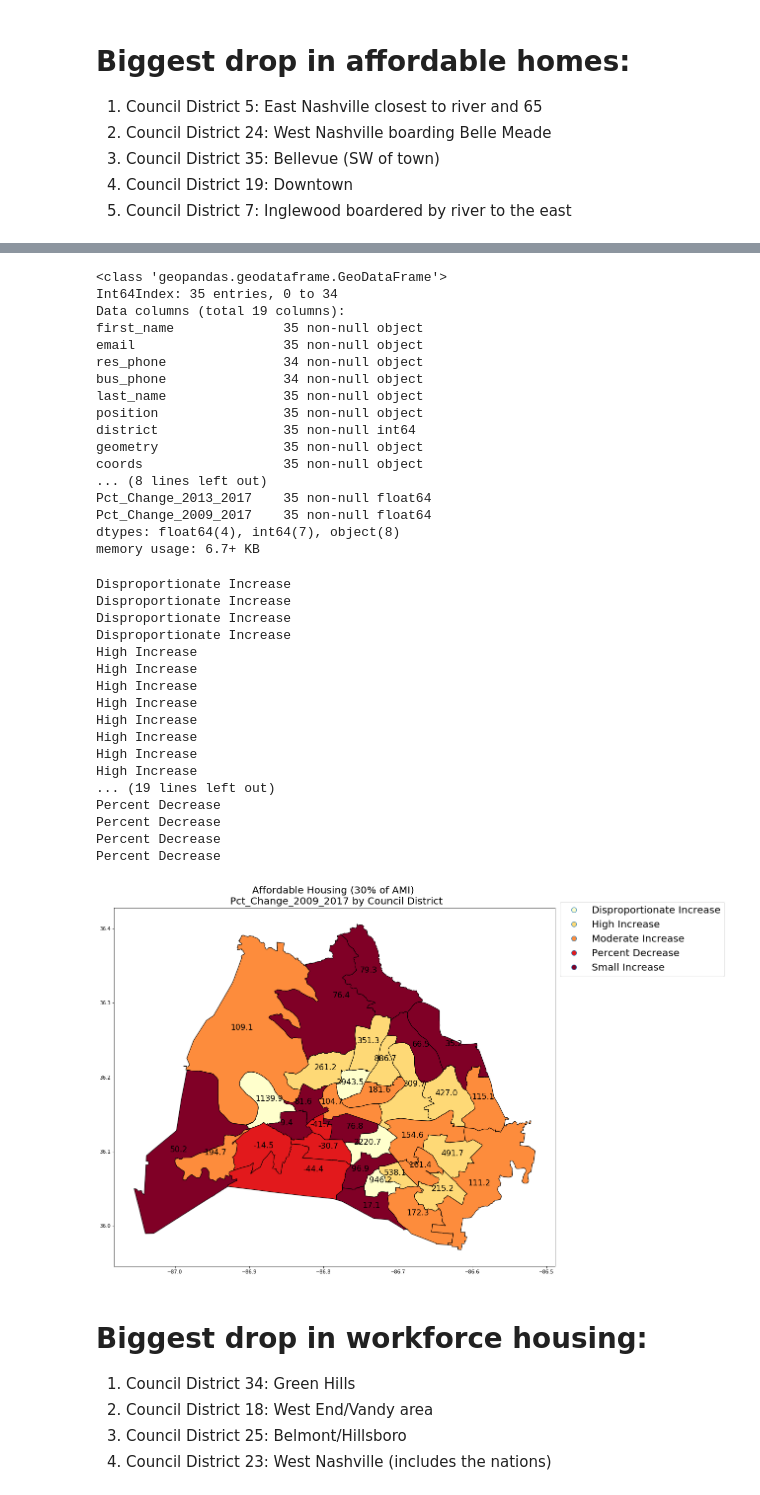
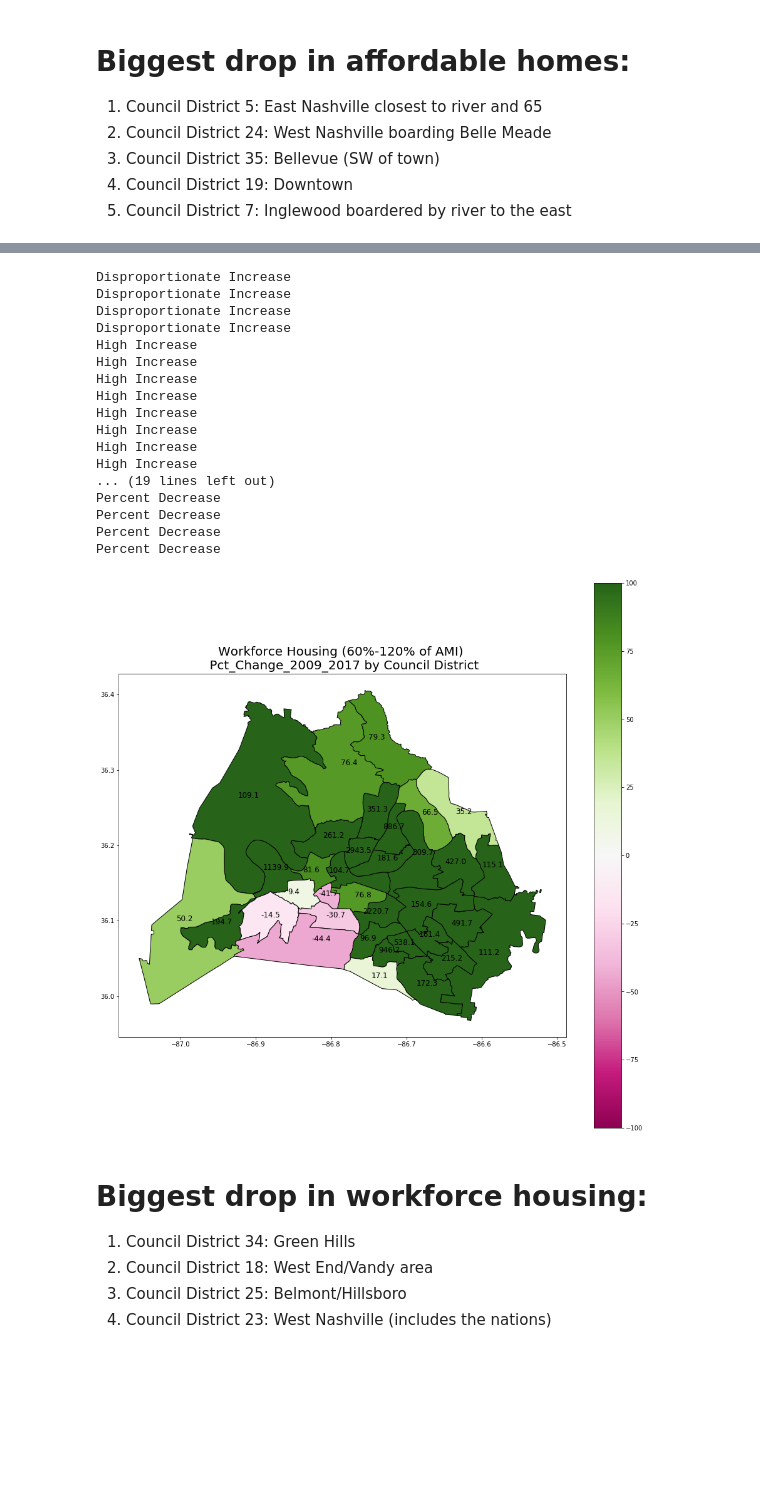
Before and after one commit to Cjcarlevato/data-question-4-affordable-housing-green-dogs, a Jupyter notebook: DQ4.ipynb, the cells around one changed output, grey strips where cells are left out. Saved outputs shown, nothing was run; the diff lists cells and outputs as text; code cells hidden in the pictures; blank space fills up the shorter version.

```diff
--- a/DQ4.ipynb
+++ b/DQ4.ipynb
@@ -472,3 +474,7 @@ for idx, row in aff_merged.iterrows():
 3. Council District 35: Bellevue (SW of town)
 4. Council District 19: Downtown
 5. Council District 7: Inglewood boardered by river to the east
+# %%
+workforce_merged= pd.merge(council_geo, workforce_per_district, left_on = 'district', right_on = 'Council District')
+# %%
+workforce_merged.drop(['district'], axis = 1, inplace = True)
@@ -537,62 +546,42 @@ workforce_merged = workforce_merged.sort_values('Pct_Change_2009_2017',ascending
-# %%
-workforce_merged.info()
-# %% [output]
-<class 'geopandas.geodataframe.GeoDataFrame'>
-Int64Index: 35 entries, 0 to 34
-Data columns (total 19 columns):
-first_name              35 non-null object
-email                   35 non-null object
-res_phone               34 non-null object
-bus_phone               34 non-null object
-last_name               35 non-null object
-position                35 non-null object
-district                35 non-null int64
-geometry                35 non-null object
-coords                  35 non-null object
-... (8 lines left out)
-Pct_Change_2013_2017    35 non-null float64
-Pct_Change_2009_2017    35 non-null float64
-dtypes: float64(4), int64(7), object(8)
-memory usage: 6.7+ KB
 # %%
 leg_kwds = {'loc': 'upper left', 'bbox_to_anchor': (1, 1.03), 'ncol': 1, 'fontsize' : 20}
-workforce_merged.plot(column = 'Buckets', figsize=(16,16),cmap='YlOrRd', edgecolor = 'black',legend = True,legend_kwds = leg_kwds)
-plt.title("Affordable Housing (30% of AMI) \n Pct_Change_2009_2017 by Council District", fontsize=20)
+workforce_merged.plot(column = 'Pct_Change_2009_2017', figsize=(16,16),cmap='PiYG', vmin=-100, vmax=100, edgecolor = 'black',legend = True,legend_kwds = leg_kwds)
+plt.title("Workforce Housing (60%-120% of AMI) \n Pct_Change_2009_2017 by Council District", fontsize=20)
 for idx, row in workforce_merged.iterrows():
     print(row['Buckets'])
     plt.annotate(s=row['Pct_Change_2009_2017'], xy=row['coords'],
-                 horizontalalignment='center', fontsize=16)
+                 horizontalalignment='center', fontsize=12)
 
 
 
 # Pct_Change_2009_2017
 
 
 # leg_kwds = {'title': 'Council District', 'loc': 'upper left', 'bbox_to_anchor': (1, 1.03), 'ncol': 1}
 # workforce_merged.plot(column = 'Pct_Change_2009_2017', figsize=(16,16),cmap='YlOrRd', edgecolor = 'black',legend = True,legend_kwds = leg_kwds)
 # plt.title("Workforce housing 30% \n Pct_Change_2009_2017 by Council District")
 # for idx, row in aff_merged.iterrows():
 #     plt.annotate(s=row['Pct_Change_2009_2017'], xy=row['coords'],
 #                  horizontalalignment='center')
 # %% [output]
 Disproportionate Increase
 Disproportionate Increase
 Disproportionate Increase
 Disproportionate Increase
 High Increase
 High Increase
 High Increase
 High Increase
 High Increase
 High Increase
 High Increase
 High Increase
 ... (19 lines left out)
 Percent Decrease
 Percent Decrease
 Percent Decrease
 Percent Decrease
-[figure, old version]
+[figure, new version]
 # %% [markdown]
 # Biggest drop in workforce housing:
 1. Council District 34: Green Hills
```
Also changed, not shown: parts of 12 cells of this notebook.
